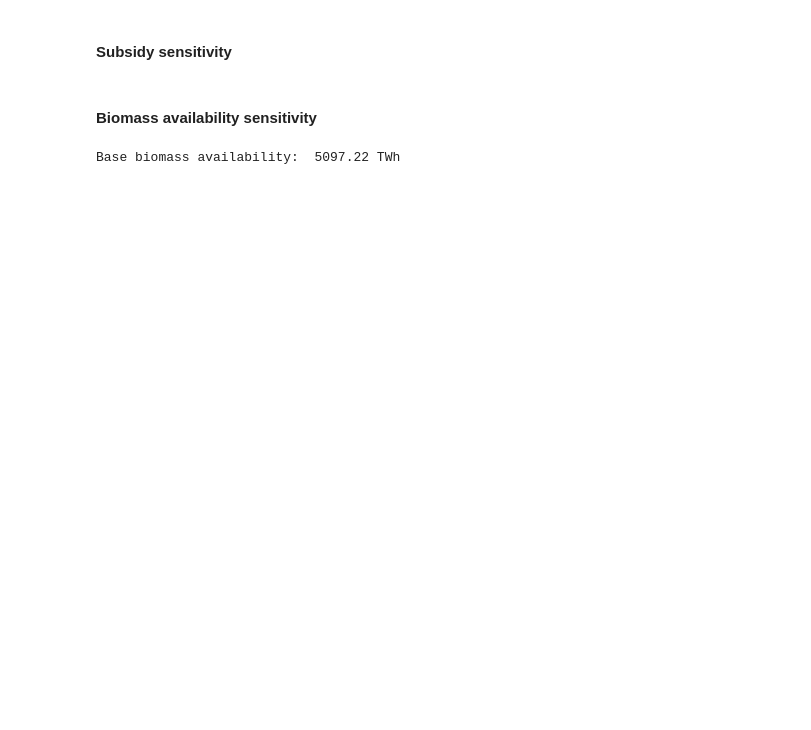
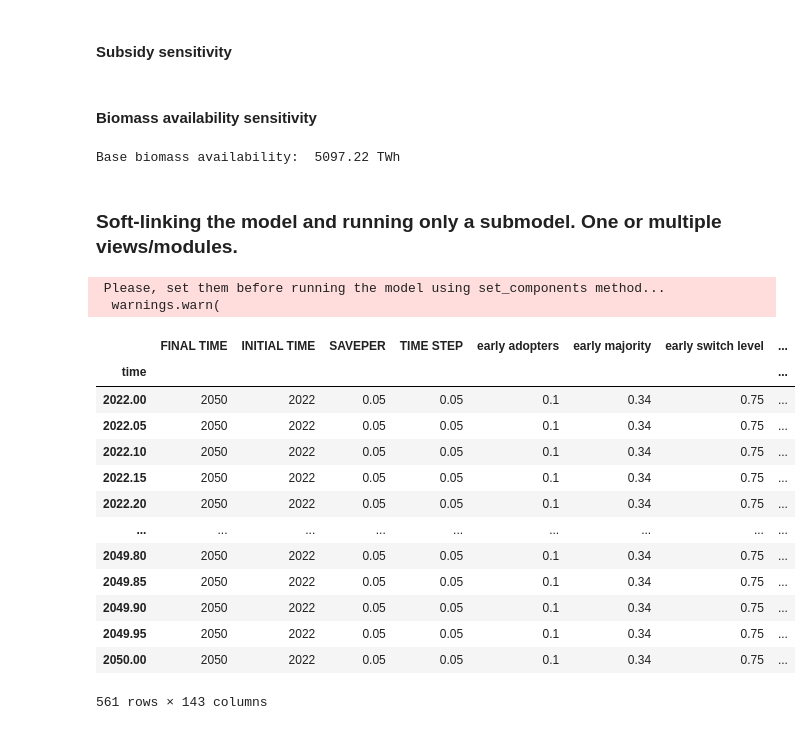
Before and after one commit to FrederikFertin/h2_system_dynamics, a Jupyter notebook: simulations.ipynb, the cells around one changed output. Saved outputs shown, nothing was run; the diff lists cells and outputs as text; code cells hidden in the pictures; blank space fills up the shorter version.

```diff
--- a/simulations.ipynb
+++ b/simulations.ipynb
@@ -424,7 +445,10 @@ def new_subsidy_pulse():
 # Base biomass availability size:
 print("Base biomass availability: ", np.round(model["biomass availability"] /1000, 2), "TWh")
 
-# Set the value in GWh
-model.set_components({"biomass availability": 10 * 1000 * 1000})
+# Set the value in PJ (base scenario: 18350 PJ)
+bio_availability = 18350
+model.set_components({"biomass availability": bio_availability / 3.6 * 1000}) # Converted to GWh
 # %% [output]
 Base biomass availability:  5097.22 TWh
+# %% [markdown]
+### Soft-linking the model and running only a submodel. One or multiple views/modules.
@@ -430,0 +475,29 @@ Base biomass availability:  5097.22 TWh
+# %%
+# Select the steel submodel
+#model.reload() # Reload the model to reset the changes made to the model (if inplace=True has been used earlier)
+steel_submodel = model.select_submodel(modules=["iron_and_steel", "steel_production"]+general_modules,
+                                       vars=["steel_subsidy_ytd"],
+                                       exogenous_components={
+                                            "total_subsidies_ytd": 0,
+                                            "total_green_hydrogen_demand": exog_h2_tot_demands},
+                                       inplace=False)
+# %% [output]
+ Please, set them before running the model using set_components method...
+  warnings.warn(
+# %%
+steel_submodel.run()
+# %% [output]
+|  | FINAL TIME | INITIAL TIME | SAVEPER | TIME STEP | early adopters | early majority | early switch level | ... |
+| time |  |  |  |  |  |  |  | ... |
+| 2022.00 | 2050 | 2022 | 0.05 | 0.05 | 0.1 | 0.34 | 0.75 | ... |
+| 2022.05 | 2050 | 2022 | 0.05 | 0.05 | 0.1 | 0.34 | 0.75 | ... |
+| 2022.10 | 2050 | 2022 | 0.05 | 0.05 | 0.1 | 0.34 | 0.75 | ... |
+| 2022.15 | 2050 | 2022 | 0.05 | 0.05 | 0.1 | 0.34 | 0.75 | ... |
+| 2022.20 | 2050 | 2022 | 0.05 | 0.05 | 0.1 | 0.34 | 0.75 | ... |
+| ... | ... | ... | ... | ... | ... | ... | ... | ... |
+| 2049.80 | 2050 | 2022 | 0.05 | 0.05 | 0.1 | 0.34 | 0.75 | ... |
+| 2049.85 | 2050 | 2022 | 0.05 | 0.05 | 0.1 | 0.34 | 0.75 | ... |
+| 2049.90 | 2050 | 2022 | 0.05 | 0.05 | 0.1 | 0.34 | 0.75 | ... |
+| 2049.95 | 2050 | 2022 | 0.05 | 0.05 | 0.1 | 0.34 | 0.75 | ... |
+| 2050.00 | 2050 | 2022 | 0.05 | 0.05 | 0.1 | 0.34 | 0.75 | ... |
+561 rows × 143 columns
```
Also changed, not shown: parts of 10 cells of this notebook, 14 other files.
